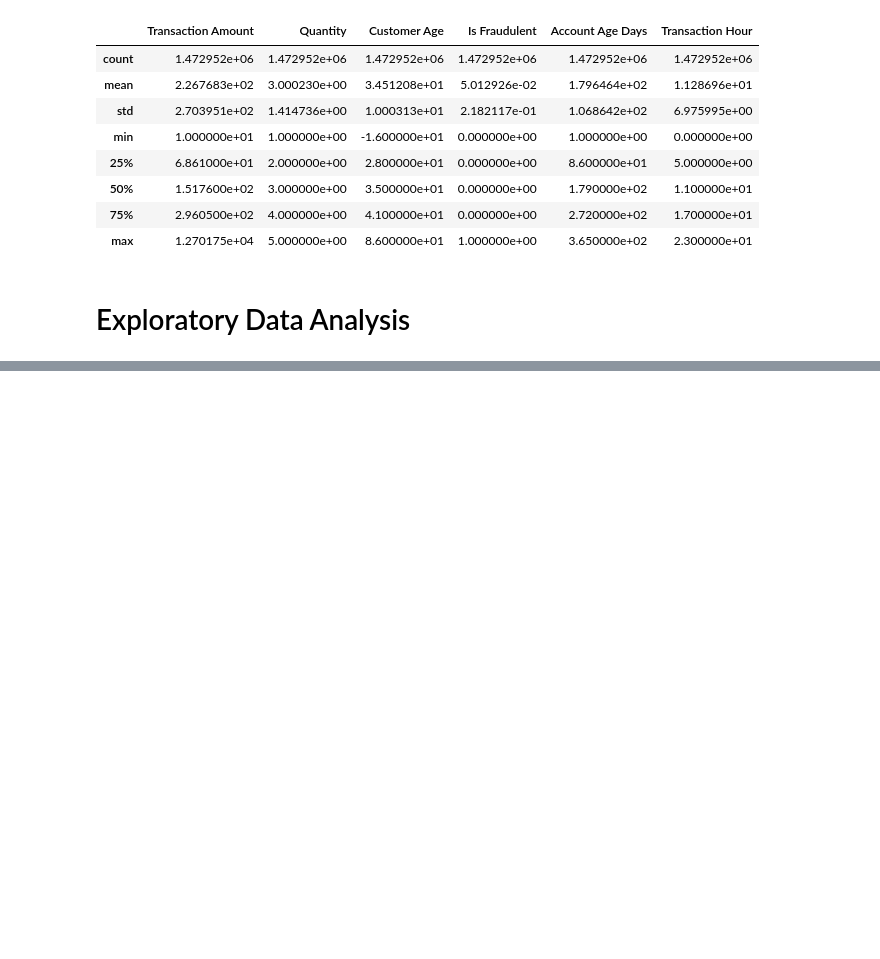
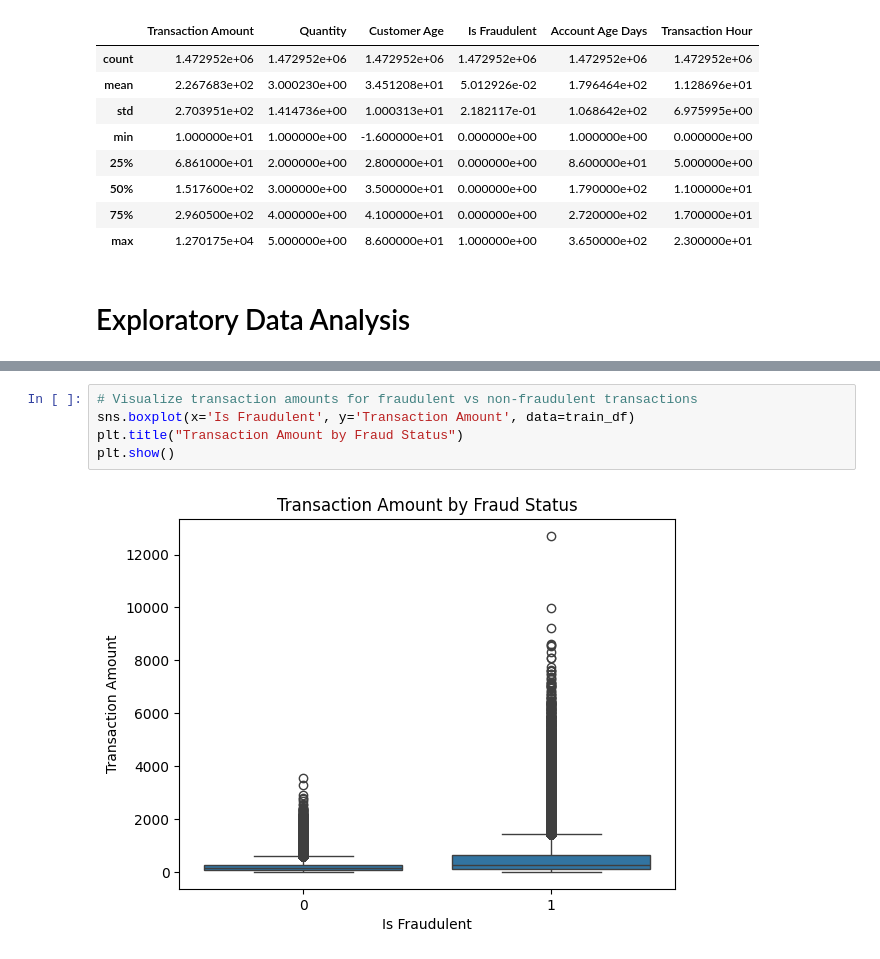
Before and after one commit to briannoelkesuma/BT4012-Group-15-Ecommerce-Fraud, a Jupyter notebook: notebook.ipynb, the cells around one changed output, grey strips where cells are left out. Cells and saved outputs as stored; diff of their text form; blank space fills up the shorter version.

```diff
--- a/notebook.ipynb
+++ b/notebook.ipynb
@@ -62 +105,8 @@ train_df.describe()
+# %%
+# Visualize transaction amounts for fraudulent vs non-fraudulent transactions
+sns.boxplot(x='Is Fraudulent', y='Transaction Amount', data=train_df)
+plt.title("Transaction Amount by Fraud Status")
+plt.show()
+# %% [output]
+[figure, added]
 # %%
```
Also changed, not shown: parts of 16 cells of this notebook, 1 other file.
